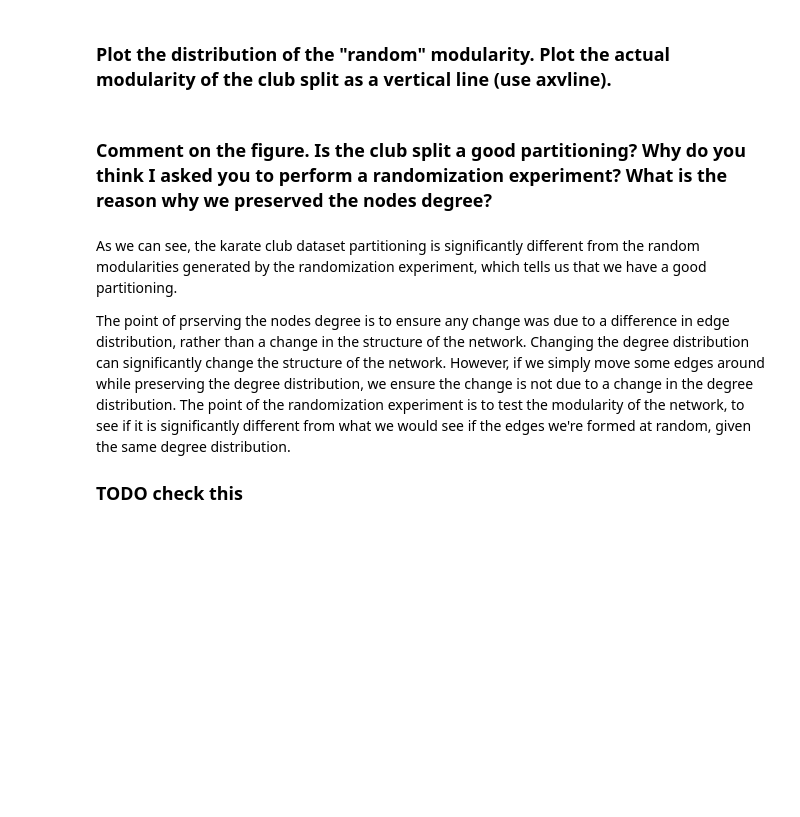
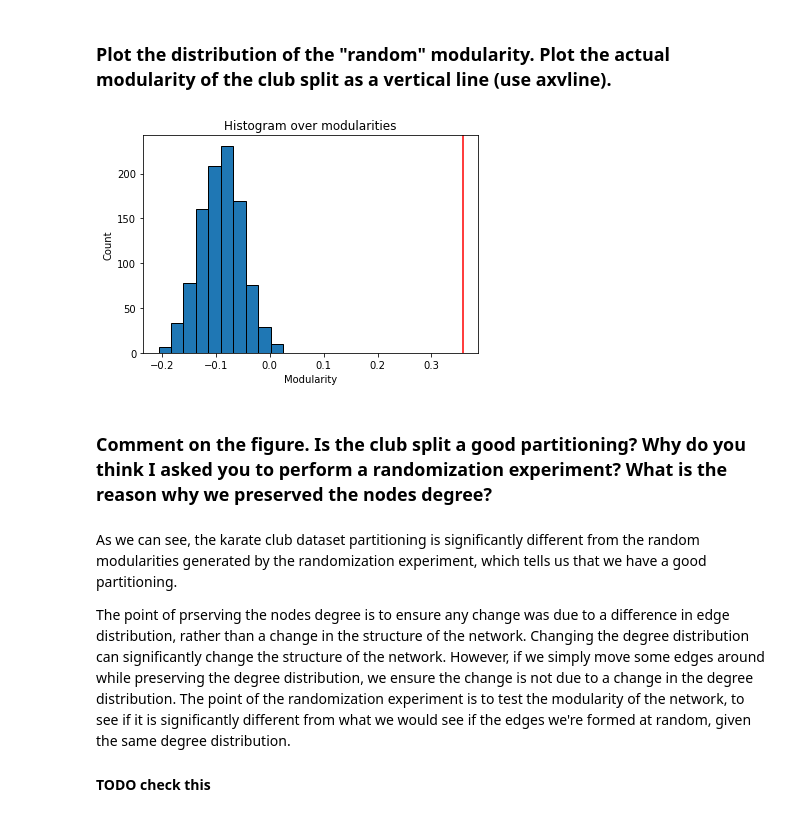
Before and after one commit to davidAlvaBro/comsocsci2023, a Jupyter notebook: Assignment2.ipynb, the cells around one changed output. Saved outputs shown, nothing was run; the diff lists cells and outputs as text; code cells hidden in the pictures; blank space fills up the shorter version.

```diff
--- a/Assignment2.ipynb
+++ b/Assignment2.ipynb
@@ -416,14 +434,16 @@ print("The standard deviation of the thousand edge swapped modularities is " + s
 # %% [markdown]
 ### Plot the distribution of the "random" modularity. Plot the actual modularity of the club split as a vertical line (use axvline).
 # %%
-"Plotting a histogram over the distribution values for"
+# Plotting a histogram over the distribution values for
 
 plt.hist(rand_modularities, edgecolor='black')
 plt.xlabel('Modularity')
 plt.ylabel('Count')
 plt.title('Histogram over modularities')
 plt.axvline(x=kar_club_modularity, color = "red")
 plt.show()
+# %% [output]
+[figure, added]
 # %% [markdown]
 ### Comment on the figure. Is the club split a good partitioning? Why do you think I asked you to perform a randomization experiment? What is the reason why we preserved the nodes degree?
 # %% [markdown]
@@ -431,4 +451,4 @@ As we can see, the karate club dataset partitioning is significantly different f
 
 The point of prserving the nodes degree is to ensure any change was due to a difference in edge distribution, rather than a change in the structure of the network. Changing the degree distribution can significantly change the structure of the network. However, if we simply move some edges around while preserving the degree distribution, we ensure the change is not due to a change in the degree distribution. The point of the randomization experiment is to test the modularity of the network, to see if it is significantly different from what we would see if the edges we're formed at random, given the same degree distribution.
 
-### TODO check this
+#### TODO check this
```
Also changed, not shown: parts of 40 cells of this notebook.
